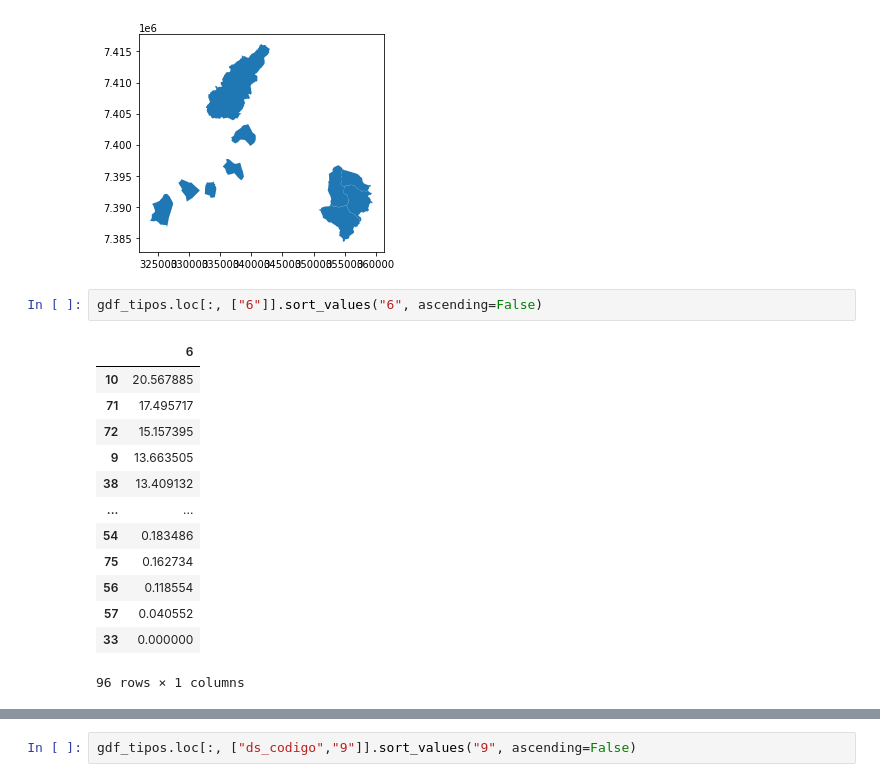
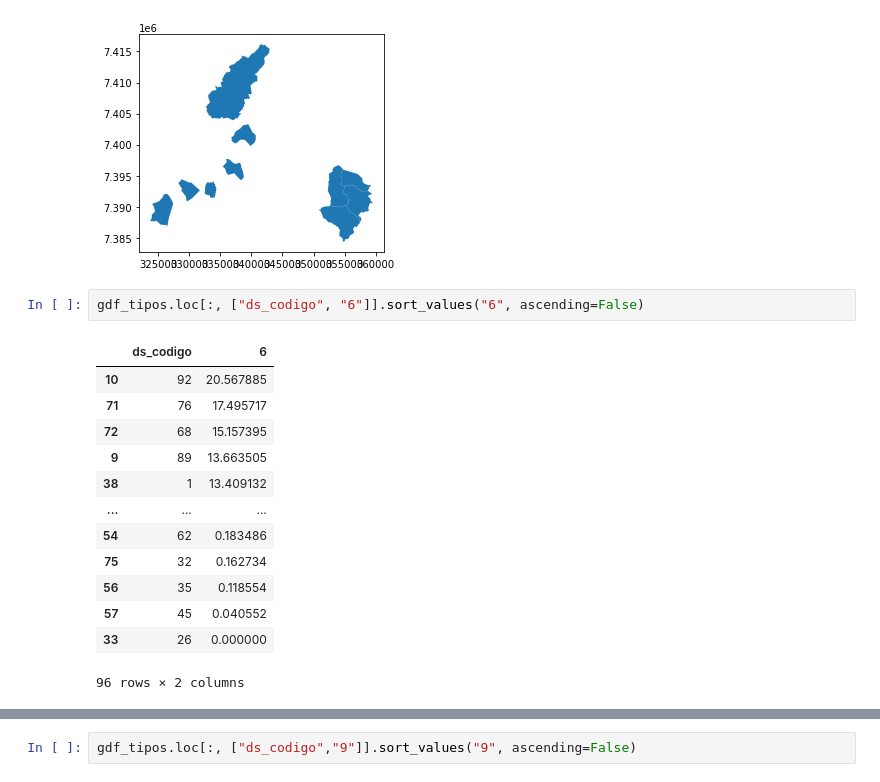
Before and after one commit to cem-usp/amostragem-em-habitacao, a Jupyter notebook: 02-proporcao-tipologia-por-distrito.ipynb, the cells around one changed output, grey strips where cells are left out. Cells and saved outputs as stored; diff of their text form.

```diff
--- a/02-proporcao-tipologia-por-distrito.ipynb
+++ b/02-proporcao-tipologia-por-distrito.ipynb
@@ -65,18 +80,18 @@ gpd.GeoDataFrame(data=predonimancia_distrito).plot()
 <AxesSubplot:>
 [figure]
 # %%
-gdf_tipos.loc[:, ["6"]].sort_values("6", ascending=False)
+gdf_tipos.loc[:, ["ds_codigo", "6"]].sort_values("6", ascending=False)
 # %% [output]
-|  | 6 |
-| 10 | 20.567885 |
-| 71 | 17.495717 |
-| 72 | 15.157395 |
-| 9 | 13.663505 |
-| 38 | 13.409132 |
-| ... | ... |
-| 54 | 0.183486 |
-| 75 | 0.162734 |
-| 56 | 0.118554 |
-| 57 | 0.040552 |
-| 33 | 0.000000 |
+|  | ds_codigo | 6 |
+| 10 | 92 | 20.567885 |
+| 71 | 76 | 17.495717 |
+| 72 | 68 | 15.157395 |
+| 9 | 89 | 13.663505 |
+| 38 | 1 | 13.409132 |
+| ... | ... | ... |
+| 54 | 62 | 0.183486 |
+| 75 | 32 | 0.162734 |
+| 56 | 35 | 0.118554 |
+| 57 | 45 | 0.040552 |
+| 33 | 26 | 0.000000 |
-96 rows × 1 columns
+96 rows × 2 columns
```
Also changed, not shown: parts of 4 cells of this notebook, 2 other files.
